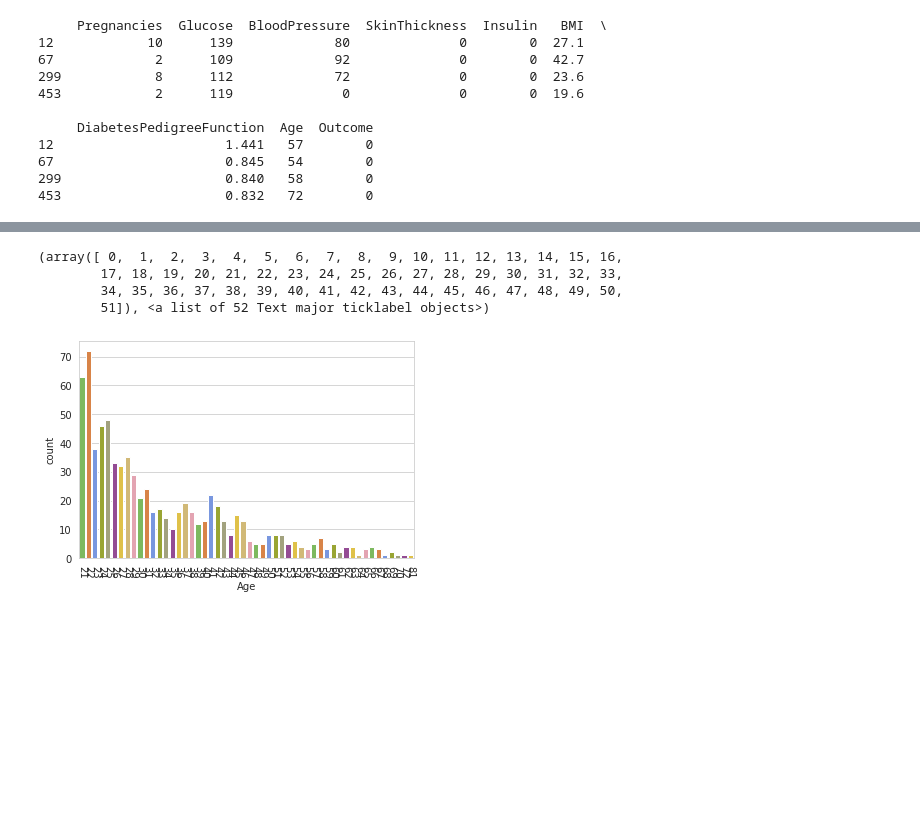
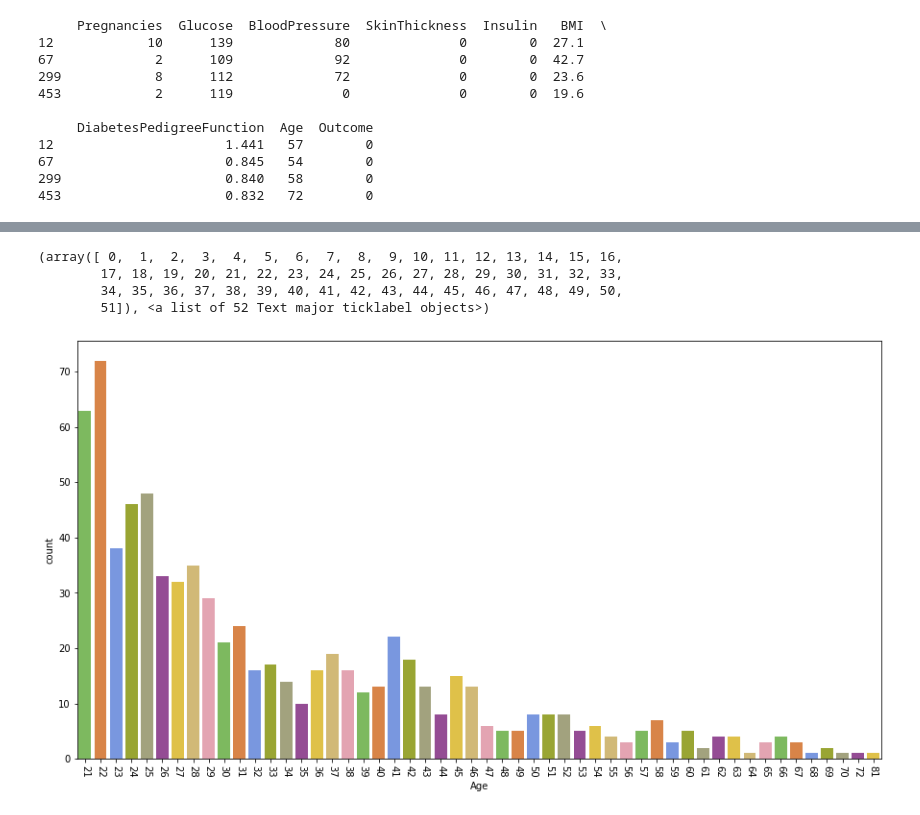
Before and after one commit to OkanKeskin/diabets_analysis, a Jupyter notebook: diabets_analysis.ipynb, the cells around one changed output, grey strips where cells are left out. Saved outputs shown, nothing was run; the diff lists cells and outputs as text; code cells hidden in the pictures; blank space fills up the shorter version.

```diff
--- a/diabets_analysis.ipynb
+++ b/diabets_analysis.ipynb
@@ -270,12 +290,13 @@ sns.kdeplot(diabets.Age, diabets.BMI)
 # %%
 #Yaşa göre dağılımı veren Sütun Grafiği
+plt.figure(figsize=(15,8))
 sns.countplot(x='Age', data=diabets, palette=diabets_color_palette)
 
 
 plt.xticks(rotation=-90)
 # %% [output]
 (array([ 0,  1,  2,  3,  4,  5,  6,  7,  8,  9, 10, 11, 12, 13, 14, 15, 16,
         17, 18, 19, 20, 21, 22, 23, 24, 25, 26, 27, 28, 29, 30, 31, 32, 33,
         34, 35, 36, 37, 38, 39, 40, 41, 42, 43, 44, 45, 46, 47, 48, 49, 50,
         51]), <a list of 52 Text major ticklabel objects>)
-[figure, old version]
+[figure, new version]
```
Also changed, not shown: parts of 5 cells of this notebook.
